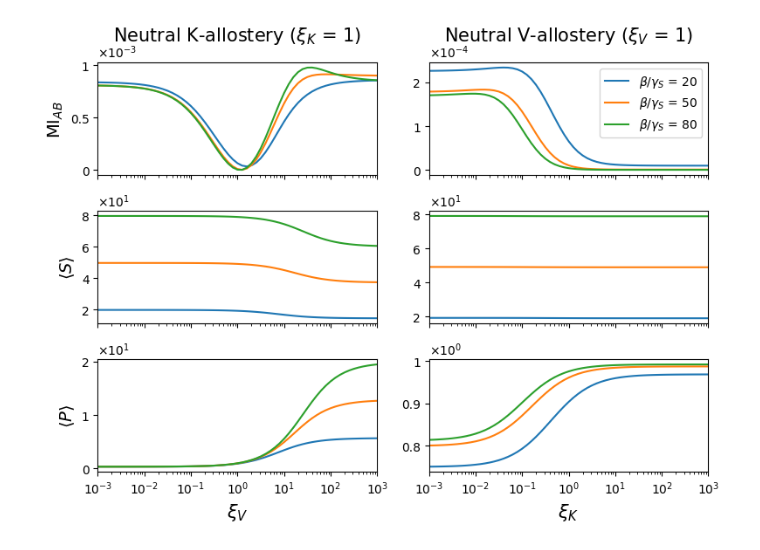
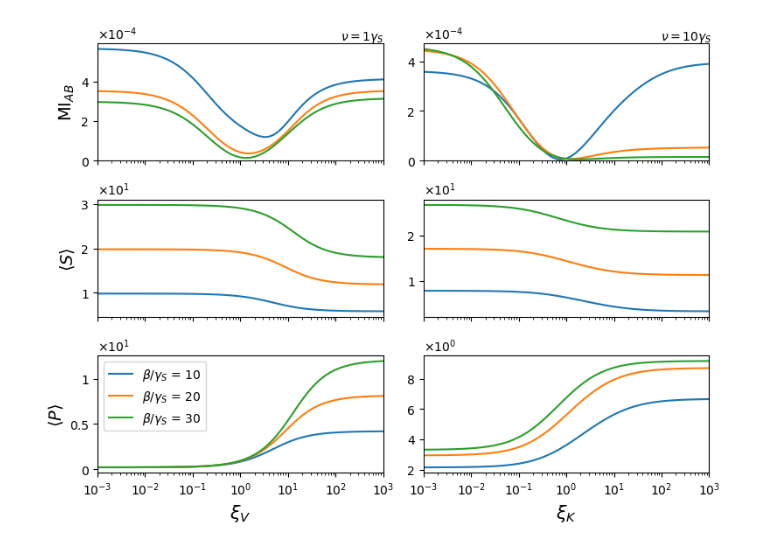
Before and after one commit to PessoaP/Allostery_model, a Jupyter notebook: figures.ipynb, the cells around one changed output. Saved outputs shown, nothing was run; the diff lists cells and outputs as text; code cells hidden in the pictures.

```diff
--- a/figures.ipynb
+++ b/figures.ipynb
@@ -92,9 +93,10 @@ plt.show()
 # %%
-folders = ['V_?_K_1_allostery','V_1_K_?_allostery','V_?_K_10_allostery','V_10_K_?_allostery']
+folders = ['V_?_K_1_allostery','V_1_K_?_allostery_nu10','V_1_K_?_allostery','V_?_K_1_allostery_nu10']
 # %%
 def plot_variable(folder,axs):
     betas, allos, MI, S, P = np.loadtxt(folder+'fcases/B_report.csv').T
-    for b in [20,50,80]:
+    #print(betas)
+    for b in [10,20,30]:
         axs[0].plot(allos[betas == b], MI[betas == b], label=rf'$\beta/\gamma_S$ = {int(b)}')
         axs[1].plot(allos[betas == b], S[betas == b])
         axs[2].plot(allos[betas == b], P[betas == b])
@@ -104,6 +106,7 @@ def plot_variable(folder,axs):
     axs[2].xaxis.set_major_formatter(
         plt.FuncFormatter(lambda x, _: f'$10^{{{int(np.log10(x))}}}$')
     )
+    axs[0].set_ylim(0)
 
 for folder in folders:
     fig, axs = plt.subplots(3, 1, sharex=True,figsize=(4,6))
@@ -124,7 +127,8 @@ for folder in folders:
         ax.ticklabel_format(style='sci', axis='y', scilimits=(0, 0))
         ax.yaxis.get_offset_text().set_position((0, 1.01))  # move exponent above axis
 
-    _,vrate,_,krate,_ = folder.split('_')
+    parts = folder.split('_')
+    vrate, krate = parts[1], parts[3]
 
     if vrate == '?':
         axs[-1].set_xlabel(r'$\xi_V$',fontsize=15)
@@ -140,5 +144,5 @@ for folder in folders:
 
     plt.tight_layout()
     #plt.show()
-    plt.savefig(folder+'_B_report',bbox_inches='tight',dpi=600)
+    plt.savefig(folder+'fcases/B_report',bbox_inches='tight',dpi=600)
 # %% [output]
@@ -152,18 +156,14 @@ fig, axs = plt.subplots(3, 2, sharex=True, figsize=(8, 6))
 for (folder, axi) in zip(folders[:2], axs.T):
     plot_variable(folder, axi)
 
-
 # Titles and x-labels
-axs[0, 0].set_title(r'Neutral K-allostery ($\xi_K$ = 1)', fontsize=15, pad=18)
+#axs[0, 0].set_title(r'Silent K-allostery ($\xi_K$ = 1)', fontsize=15, pad=18)
 axs[-1, 0].set_xlabel(r'$\xi_V$', fontsize=15)
-axs[0, 1].set_title(r'Neutral V-allostery ($\xi_V$ = 1)', fontsize=15, pad=18)
+#axs[0, 1].set_title(r'Silent V-allostery ($\xi_V$ = 1)', fontsize=15, pad=18)
 axs[-1, 1].set_xlabel(r'$\xi_K$', fontsize=15)
 
 # Y-labels on first column
-for ax, g in zip(
-    axs[:, 0],
-    [r'MI$_{AB}$', r'$\langle S \rangle$', r'$\langle P \rangle$']
-):
+for ax, g in zip( axs[:, 0], [r'MI$_{AB}$', r'$\langle S \rangle$', r'$\langle P \rangle$']):
     ax.set_ylabel(g, fontsize=14)
 
 # === Manual "×10^exp" style on all panels (including 10^0) ===
@@ -177,36 +177,38 @@ for ax in axs.flatten():
         exp = int(np.floor(np.log10(scale)))
 
     ticks = ax.get_yticks()
     if len(ticks) > 0:
         max_tick = max(abs(t) for t in ticks)
         # If everything is < 1 but exp==0, shift exponent down so we don't get 0.2, 0.4, ...
         if exp == 0 and max_tick < 1 and max_tick > 0:
             exp -= 1
 
     factor = 10**exp
 
     # Rescale tick labels
     ticks = ax.get_yticks()  # get again in case they changed
     ax.set_yticklabels([f"{t / factor:g}" for t in ticks])
 
     # Put ×10^exp above the axis
     ax.text(
         0.0, 1.02,
         rf"$\times 10^{{{exp}}}$",
         transform=ax.transAxes,
         ha="left",
         va="bottom",
     )
-
+axs[0,1].text(0.83, 1.03, rf"$\nu = 10 \gamma_S$", transform=axs[0,1].transAxes)
+axs[0,0].text(0.85, 1.03, rf"$\nu = 1 \gamma_S$", transform=axs[0,0].transAxes)
 
 # Legend (currently just on top-right axis; can switch to fig.legend if you want global)
-axs[0, 1].legend()
+axs[-1, 0].legend(*axs[0,0].get_legend_handles_labels())
+#fig.legend(*axs[0,0].get_legend_handles_labels(),loc='lower center', bbox_to_anchor=(0.5, -0.03), ncol=3, frameon=False,fontsize=10)
 
 fig.subplots_adjust(bottom=0.12)
 plt.tight_layout()
 plt.savefig('f3.png', dpi=600, bbox_inches='tight')
 # %% [output]
-[figure, old version]
+[figure, new version]
 # %%
 records = []
 
```
Also changed, not shown: parts of 11 cells of this notebook, 1 other file.
